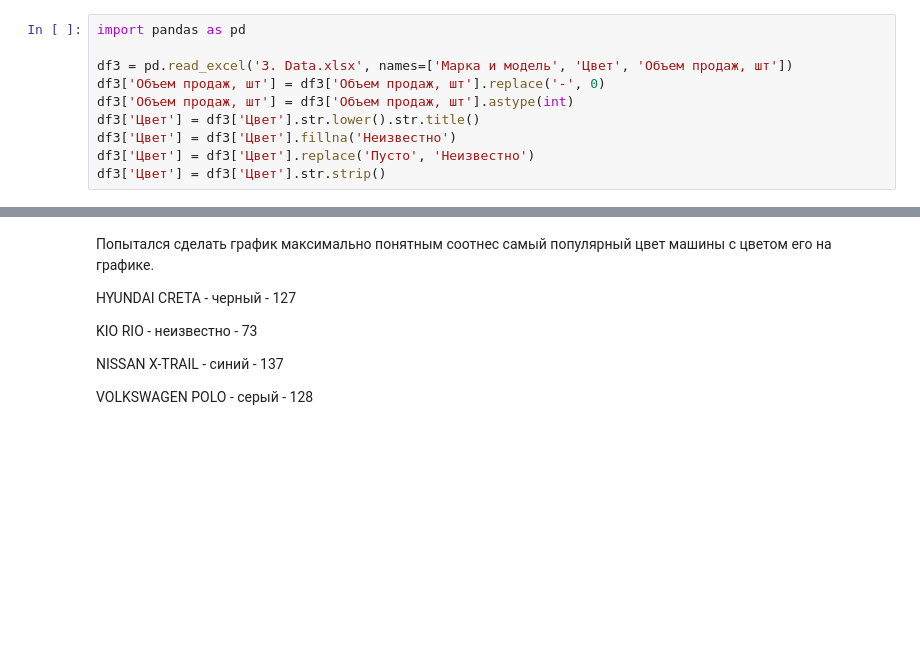
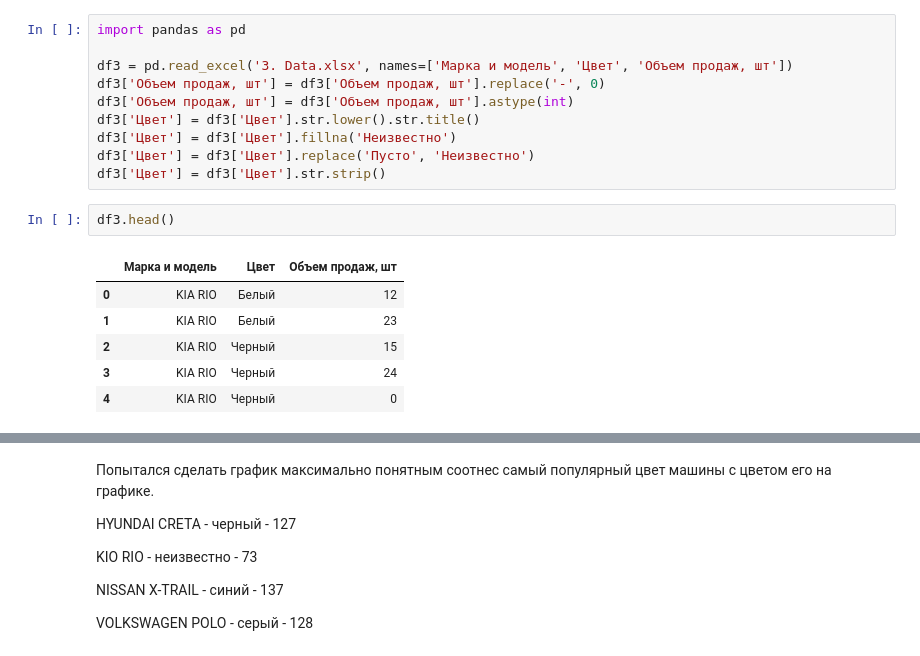
Before and after one commit to mynameislyonya/data_projects2024, a Jupyter notebook: Обработка_и_визуализация_данных.ipynb, the cells around one changed output, grey strips where cells are left out. Cells and saved outputs as stored; diff of their text form; blank space fills up the shorter version.

```diff
--- a/Обработка_и_визуализация_данных.ipynb
+++ b/Обработка_и_визуализация_данных.ipynb
@@ -106,3 +99,12 @@ df3['Цвет'] = df3['Цвет'].str.lower().str.title()
 df3['Цвет'] = df3['Цвет'].fillna('Неизвестно')
 df3['Цвет'] = df3['Цвет'].replace('Пусто', 'Неизвестно')
 df3['Цвет'] = df3['Цвет'].str.strip()
+# %%
+df3.head()
+# %% [output]
+|  | Марка и модель | Цвет | Объем продаж, шт |
+| 0 | KIA RIO | Белый | 12 |
+| 1 | KIA RIO | Белый | 23 |
+| 2 | KIA RIO | Черный | 15 |
+| 3 | KIA RIO | Черный | 24 |
+| 4 | KIA RIO | Черный | 0 |
```
Also changed, not shown: parts of 3 cells of this notebook.
